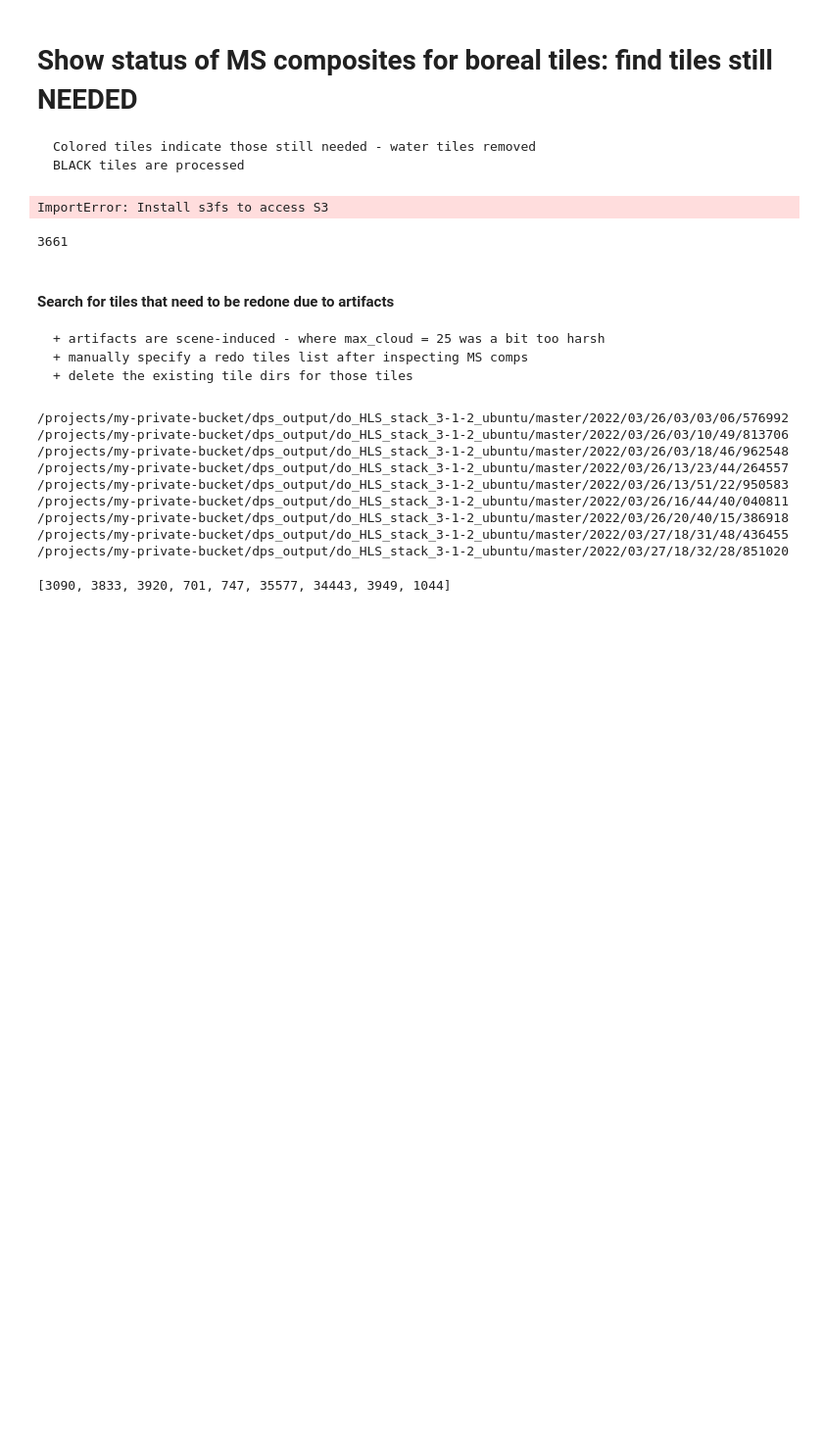
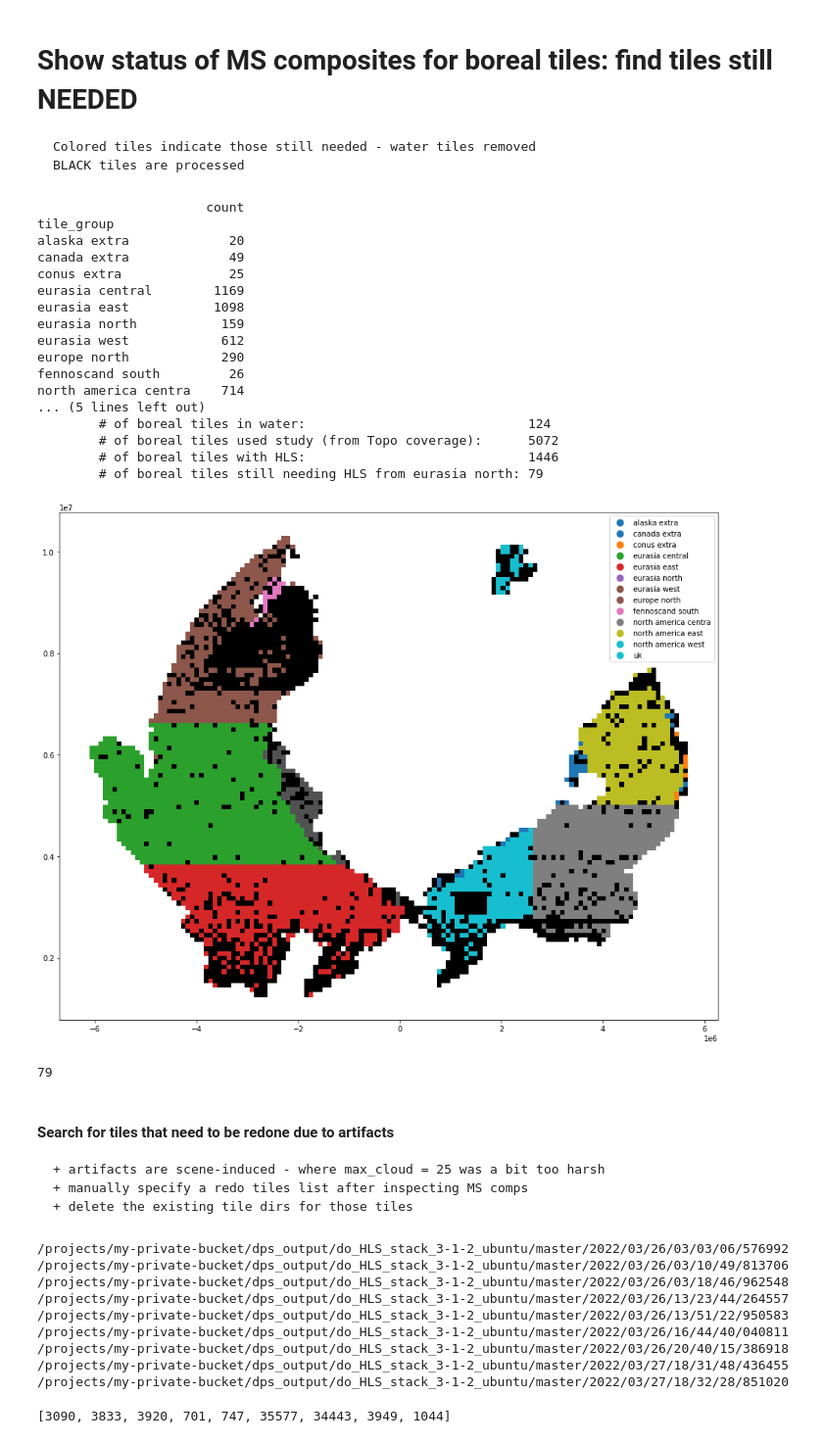
Before and after one commit to lauraduncanson/icesat2_boreal, a Jupyter notebook: notebooks/3.Gridded_product_development/DPS_mscomp_stack.ipynb, the cells around one changed output. Shown at 98% size. Saved outputs shown, nothing was run; the diff lists cells and outputs as text; code cells hidden in the pictures; blank space fills up the shorter version.

```diff
--- a/notebooks/3.Gridded_product_development/DPS_mscomp_stack.ipynb
+++ b/notebooks/3.Gridded_product_development/DPS_mscomp_stack.ipynb
@@ -46,7 +45,8 @@ def GET_TILES_NEEDED(DPS_DATA_TYPE = 'HLS',
                     topo_tindex_master_fn = '/projects/shared-buckets/nathanmthomas/DPS_tile_lists/Topo_tindex_master.csv',
                     bad_tiles = [3540,3634,3728,3823,3916,4004], #Dropping the tiles near antimeridian that reproject poorly.
                     REMOVE_BAD_TILES = False,
-                    REDO_TILES_LIST = None
+                    REDO_TILES_LIST = None,
+                    FIND_TILE_GROUP = None
                    ):
 
     # Get all boreal tiles
@@ -87,20 +87,44 @@ def GET_TILES_NEEDED(DPS_DATA_TYPE = 'HLS',
         print(f'\t# of boreal tiles with {DPS_DATA_TYPE}:\t\t\t\t{len(hls_tindex)}')
 
         needed_tindex = boreal_tile_index[~boreal_tile_index['tile_num'].isin(hls_tindex.tile_num.to_list() + water_tiles)]
+
+        if FIND_TILE_GROUP is not None:
+            needed_tindex = needed_tindex[needed_tindex[GROUP_FIELD] == FIND_TILE_GROUP]
+        else:
+            FIND_TILE_GROUP = 'all'
         LIST_TILES_NEEDED = needed_tindex.tile_num.to_list()
-        print(f'\t# of boreal tiles still needing {DPS_DATA_TYPE}:\t\t\t{len(LIST_TILES_NEEDED)}')
+        print(f'\t# of boreal tiles still needing {DPS_DATA_TYPE} from {FIND_TILE_GROUP}:\t{len(LIST_TILES_NEEDED)}')
+        # The next 100 tiles in line for processing
+        #needed_tindex.iloc[0:100].plot(color='#525252', ax = ax)
+        needed_tindex.plot(color='#525252', ax = ax)
 
-        needed_tindex.iloc[0:100].plot(color='#525252', ax = ax)
         return LIST_TILES_NEEDED
 # %%
-HLS_TILES_NEEDED = GET_TILES_NEEDED(DPS_DATA_TYPE = 'HLS', tindex_master_fn = 's3://maap-ops-workspace/nathanmthomas/dps_output/do_HLS_stack_3-1-2_ubuntu/master/2022/03/HLS_tindex_master.csv')
+HLS_TILES_NEEDED = GET_TILES_NEEDED(DPS_DATA_TYPE = 'HLS', FIND_TILE_GROUP = 'eurasia north', tindex_master_fn = '/projects/shared-buckets/nathanmthomas/DPS_tile_lists/HLS_tindex_master.csv')
 # %% [output]
-ImportError: Install s3fs to access S3
+                      count
+tile_group
+alaska extra             20
+canada extra             49
+conus extra              25
+eurasia central        1169
+eurasia east           1098
+eurasia north           159
+eurasia west            612
+europe north            290
+fennoscand south         26
+north america centra    714
+... (5 lines left out)
+        # of boreal tiles in water:                             124
+        # of boreal tiles used study (from Topo coverage):      5072
+        # of boreal tiles with HLS:                             1446
+        # of boreal tiles still needing HLS from eurasia north: 79
+[figure, added]
 # %%
 INPUT_TILE_NUM_LIST = HLS_TILES_NEEDED
 len(INPUT_TILE_NUM_LIST)
 # %% [output]
-3661
+79
 # %% [markdown]
 #### Search for tiles that need to be redone due to artifacts
     + artifacts are scene-induced - where max_cloud = 25 was a bit too harsh
```
Also changed, not shown: parts of 6 cells of this notebook, 1 other file.
